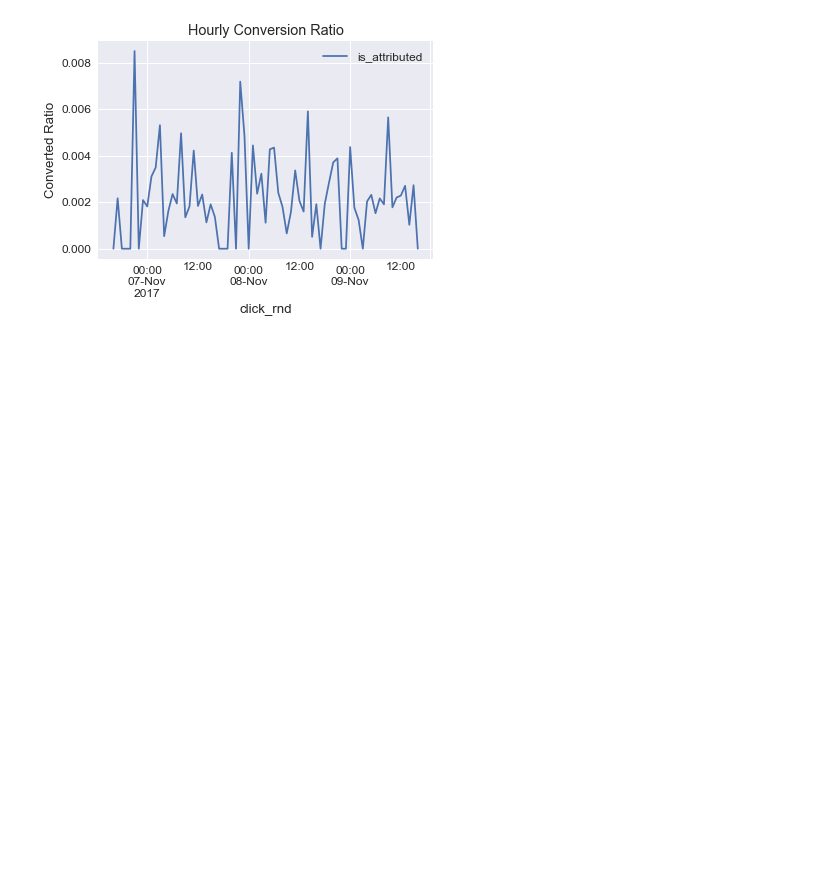
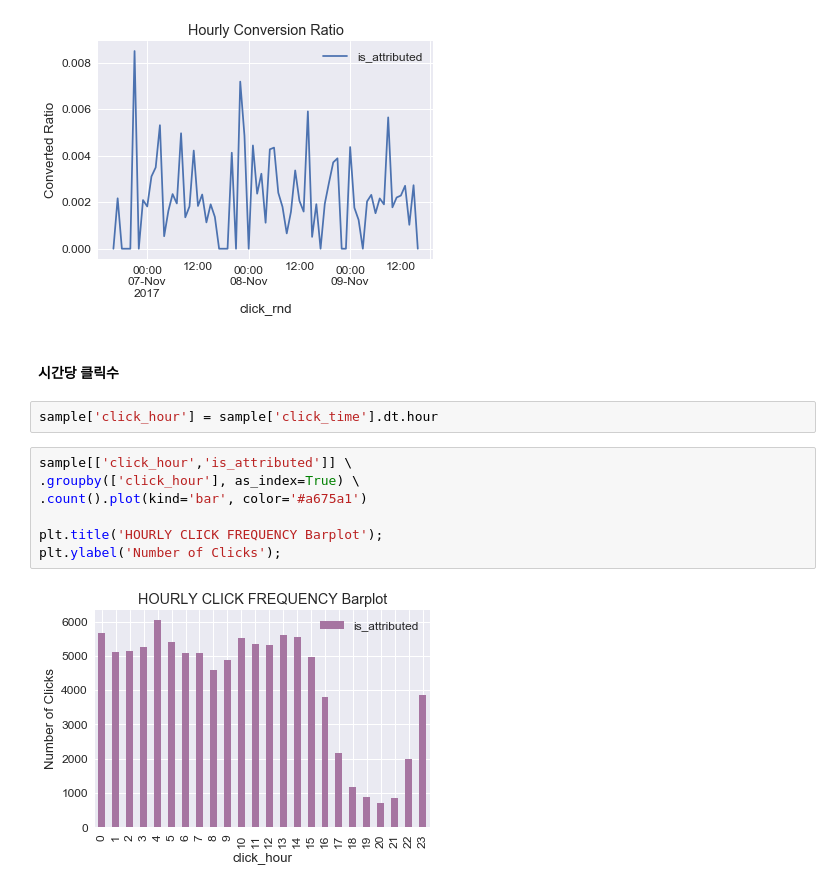
Before and after one commit to corazzon/KaggleStruggle, a Jupyter notebook: talkingdata-adtracking-fraud-detection/ad_fraud_detection_eda.ipynb, the cells around one changed output. Saved outputs shown, nothing was run; the diff lists cells and outputs as text; blank space fills up the shorter version.

Commit message:
Hourly Click Frequency

```diff
--- a/talkingdata-adtracking-fraud-detection/ad_fraud_detection_eda.ipynb
+++ b/talkingdata-adtracking-fraud-detection/ad_fraud_detection_eda.ipynb
@@ -616,3 +616,16 @@ plt.ylabel('Converted Ratio')
 # %% [output]
 Text(0,0.5,'Converted Ratio')
 [figure]
+# %% [markdown]
+#### 시간당 클릭수
+# %%
+sample['click_hour'] = sample['click_time'].dt.hour
+# %%
+sample[['click_hour','is_attributed']] \
+.groupby(['click_hour'], as_index=True) \
+.count().plot(kind='bar', color='#a675a1')
+
+plt.title('HOURLY CLICK FREQUENCY Barplot');
+plt.ylabel('Number of Clicks');
+# %% [output]
+[figure, added]
```
Also changed, not shown: parts of 2 cells of this notebook.
